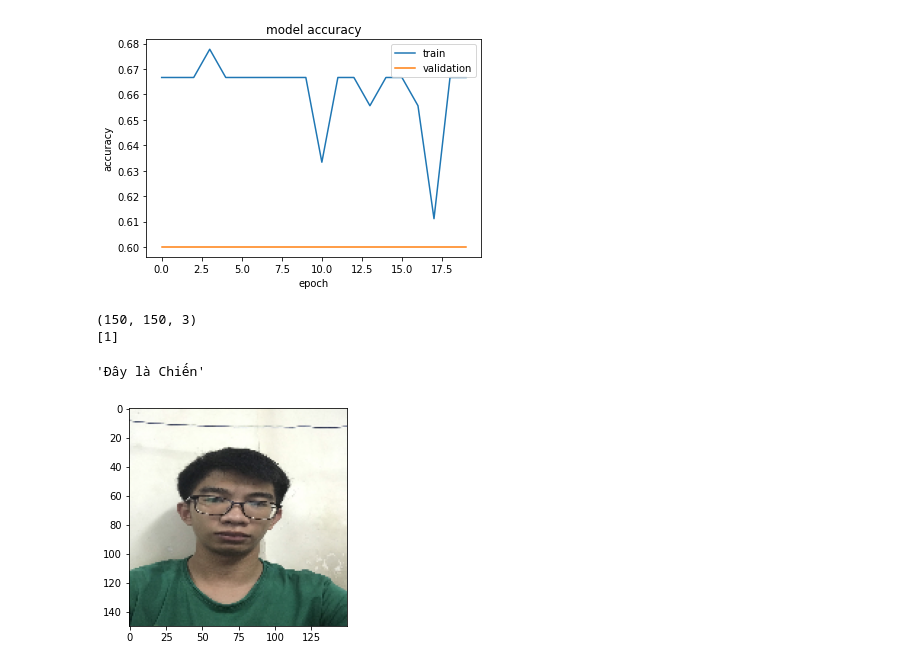
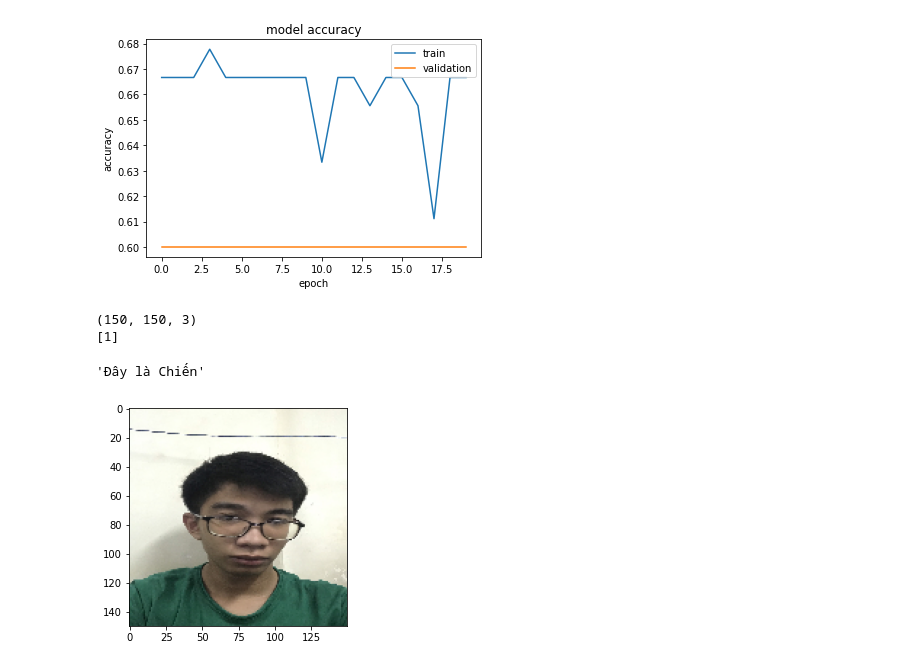
Before and after one commit to QuangLe102/AI, a Jupyter notebook: Nhandienkhuonmat_CNN.ipynb, the cells around one changed output. Drawn from its saved outputs; the diff is of its cells as text; code cells hidden in the pictures.

```diff
--- a/Nhandienkhuonmat_CNN.ipynb
+++ b/Nhandienkhuonmat_CNN.ipynb
@@ -133,18 +133,18 @@ plt.show()
 # %% [output]
 [figure]
 # %%
-test =
+test = 10
 plt.imshow(cv2.cvtColor(x_pre2[test], cv2.COLOR_BGR2RGB))
 print(x_pre2[test].shape)
 img = x_pre2[test].reshape(1,150,150,3)
 img = img.astype('float32')
 img /= 255
 pred = np.argmax(model.predict(img), axis = 1)
 print(pred)
 Label = ['Đây là Phước', 'Đây là Chiến', 'Đây là Đức']
 Label[pred[0]]
 # %% [output]
 (150, 150, 3)
 [1]
 'Đây là Chiến'
-[figure, old version]
+[figure, new version]
```
Also changed, not shown: parts of 1 cell of this notebook.
